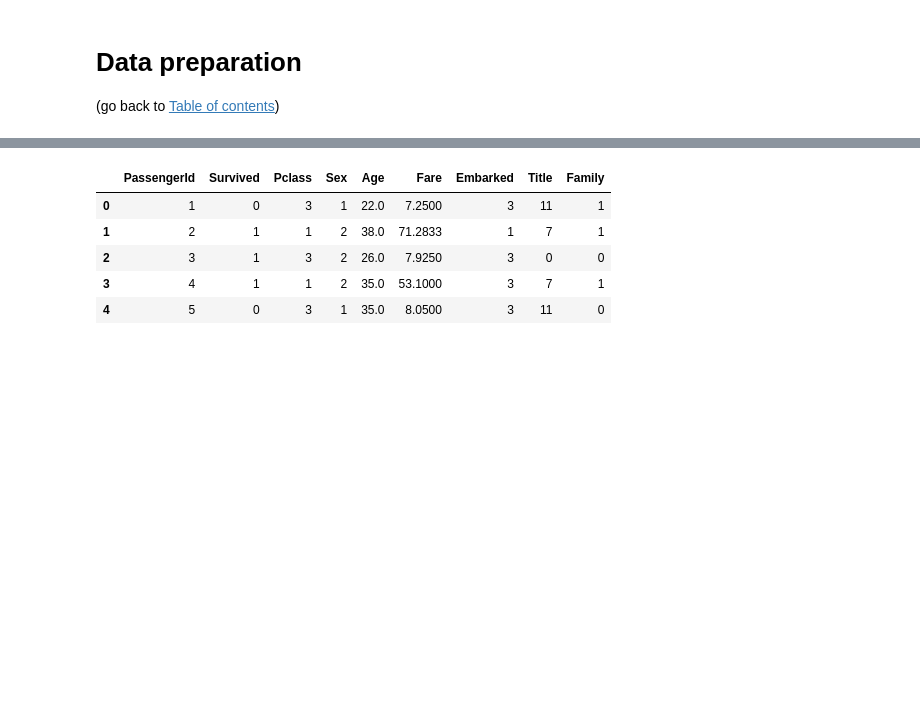
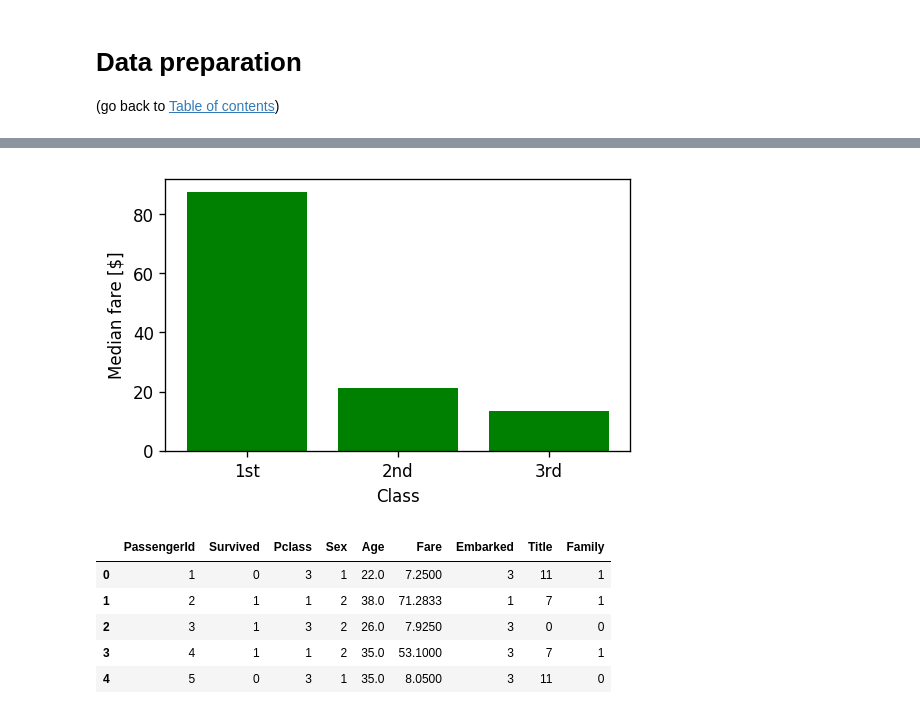
Before and after one commit to krzysztofarendt/kaggle-titanic, a Jupyter notebook: titanic_analysis.ipynb, the cells around one changed output, grey strips where cells are left out. Cells and saved outputs as stored; diff of their text form; code cells hidden in the pictures; blank space fills up the shorter version.

```diff
--- a/titanic_analysis.ipynb
+++ b/titanic_analysis.ipynb
@@ -62 +101,14 @@ train.head()
+# %%
+# Median fare based on Pclass
+# ===========================
+pclass_to_fare = full.groupby('Pclass').mean()['Fare'].to_dict()
+
+# Plot median fare vs. ticket class
+fig, ax = plt.subplots(1, 1, figsize=(5, 3), dpi=120)
+ax.bar(np.arange(3), [pclass_to_fare[x] for x in [1, 2, 3]], tick_label=['1st', '2nd', '3rd'],
+       color='green')
+ax.set_xlabel('Class')
+ax.set_ylabel('Median fare [$]');
+# %% [output]
+[figure, added]
 # %%
```
Also changed, not shown: parts of 4 cells of this notebook.
